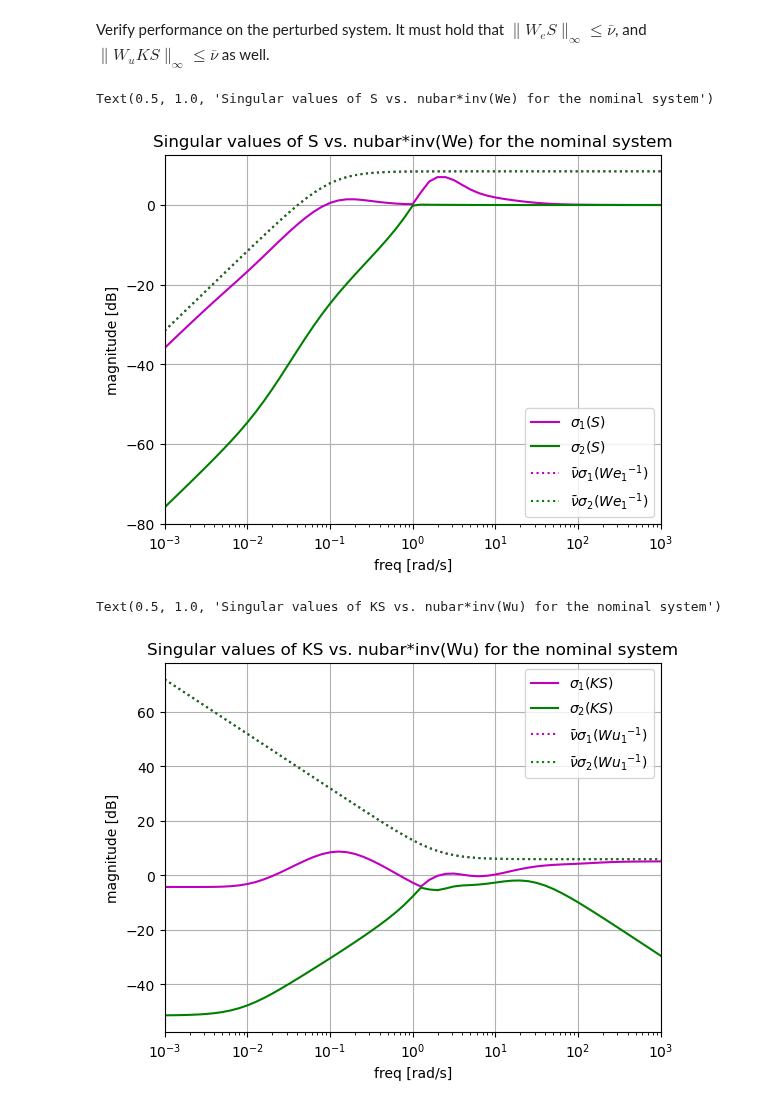
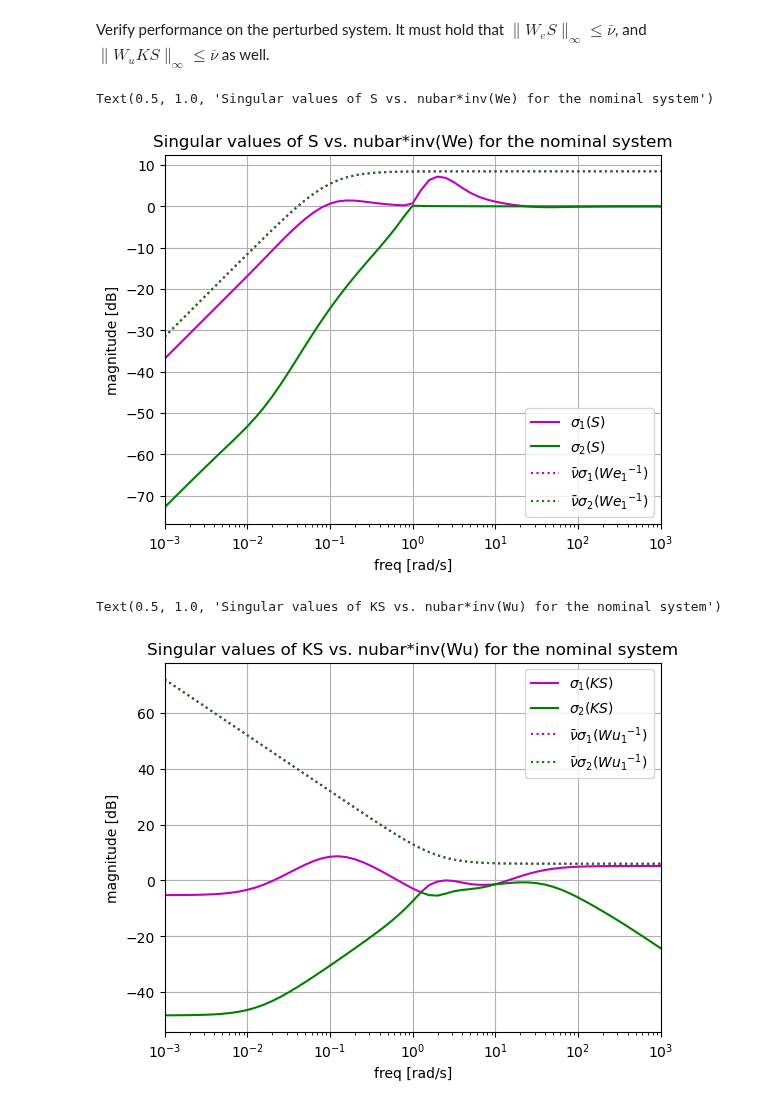
Before and after one commit to giannibi/rpc-scripts, a Jupyter notebook: examples/Part5/04 robust_performance_3.ipynb, the cells around one changed output. Saved outputs shown, nothing was run; the diff lists cells and outputs as text; code cells hidden in the pictures.

```diff
--- a/examples/Part5/04 robust_performance_3.ipynb
+++ b/examples/Part5/04 robust_performance_3.ipynb
@@ -254,12 +261,12 @@ Pp = (I+0.1/best_nubar*I) * P * (I+Dp)
 Pp.input_labels = ['up[0]','up[1]']
 Pp.output_labels = ['yp[0]','yp[1]']
 
-S = ct.minreal(ct.interconnect([Pp, Delta1, Delta2, K, Wi1, Wi2, We, sumdelta1, sumdelta2, fbk, Wu, Wd],
+S = ct.interconnect([Pp, Delta1, Delta2, K, Wi1, Wi2, We, sumdelta1, sumdelta2, fbk, Wu, Wd],
                     inputs=['w1[0]','w1[1]'],
-                    outputs=['y[0]','y[1]'], check_unused=False), verbose=False)
-KS = ct.minreal(ct.interconnect([Pp, Delta1, Delta2, K, Wi1, Wi2, We, sumdelta1, sumdelta2, fbk, Wu, Wd],
+                    outputs=['y[0]','y[1]'], check_unused=False)
+KS = ct.interconnect([Pp, Delta1, Delta2, K, Wi1, Wi2, We, sumdelta1, sumdelta2, fbk, Wu, Wd],
                     inputs=['w1[0]','w1[1]'],
-                    outputs=['u[0]','u[1]'], check_unused=False), verbose=False)
+                    outputs=['u[0]','u[1]'], check_unused=False)
 
 # Compute singular values of S and KS over frequency
 Ssv = rb.sigma(S, omega)
@@ -277,26 +284,24 @@ plt.xlim([1e-3, 1e3])
 plt.xlabel('freq [rad/s]')
 plt.legend()
 plt.grid()
-plt.title('Singular values of S vs. nubar*inv(We) for the nominal system')
-# We plot the singular values of gamma*invss(We) along with S
-# for gamma = best_nubar
+plt.title('Singular values of S vs. nubar*inv(We) for the perturbed system')
 # %% [output]
 Text(0.5, 1.0, 'Singular values of S vs. nubar*inv(We) for the nominal system')
-[figure, old version]
+[figure, new version]
 # %%
 # We plot the singular values of gamma*invss(Wu) along with KS
 # for gamma = best_nubar
 plt.semilogx(omega, 20*np.log10(KSsv[:, 0]), 'm', label=r'$\sigma_1(KS)$')
 plt.semilogx(omega, 20*np.log10(KSsv[:, 1]), 'g', label=r'$\sigma_2(KS)$')
 plt.semilogx(omega, 20*np.log10(Wuinvsv[:, 0]), 'm:', label=r'$\bar\nu \sigma_1({Wu_1}^{-1})$')
 plt.semilogx(omega, 20*np.log10(Wuinvsv[:, 1]), 'g:', label=r'$\bar\nu \sigma_2({Wu_1}^{-1})$')
 #plt.ylim([-60, 30])
 plt.ylabel('magnitude [dB]')
 plt.xlim([1e-3, 1e3])
 plt.xlabel('freq [rad/s]')
 plt.legend()
 plt.grid()
-plt.title('Singular values of KS vs. nubar*inv(Wu) for the nominal system')
+plt.title('Singular values of KS vs. nubar*inv(Wu) for the perturbed system')
 # %% [output]
 Text(0.5, 1.0, 'Singular values of KS vs. nubar*inv(Wu) for the nominal system')
-[figure, old version]
+[figure, new version]
```
Also changed, not shown: parts of 6 cells of this notebook, 3 other files.
